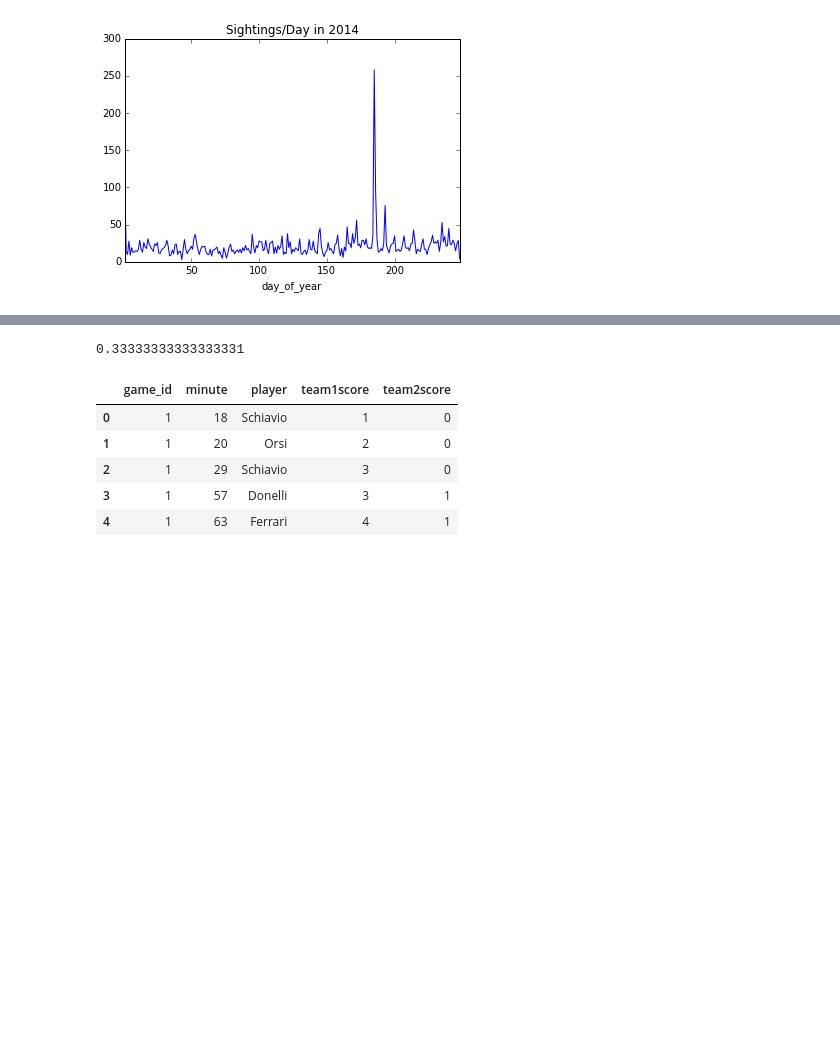
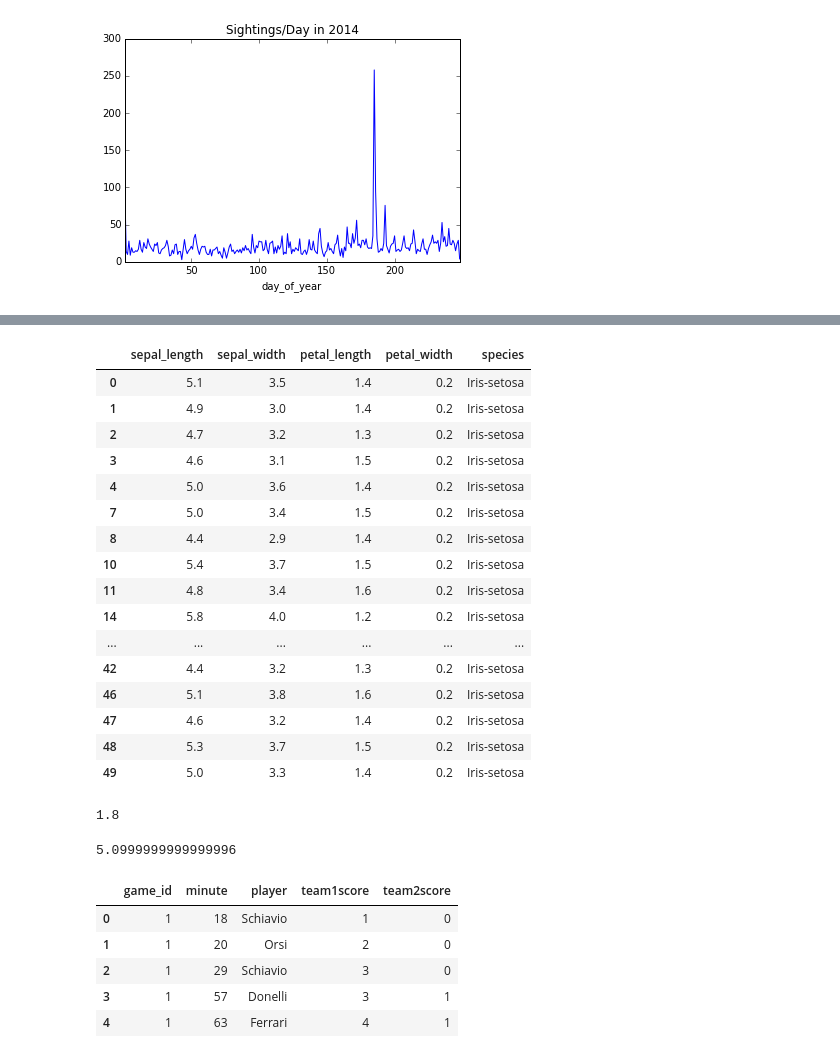
Before and after one commit to chrisabruce/sfdat22_work, a Jupyter notebook: labs/03_lab_pandas.ipynb, the cells around one changed output, grey strips where cells are left out. Cells and saved outputs as stored; diff of their text form; code cells hidden in the pictures; blank space fills up the shorter version.

```diff
--- a/labs/03_lab_pandas.ipynb
+++ b/labs/03_lab_pandas.ipynb
@@ -110,29 +179,41 @@ ufo[ufo["year"] == 2014].groupby("day_of_year").day_of_year.count().plot(title="
+# %%
+# 6. Show setosa flowers with petal width of exactly 0.2
+iris[(iris.species == 'Iris-setosa') & (iris.petal_width == 0.2)]
+# %% [output]
+|  | sepal_length | sepal_width | petal_length | petal_width | species |
+| 0 | 5.1 | 3.5 | 1.4 | 0.2 | Iris-setosa |
+| 1 | 4.9 | 3.0 | 1.4 | 0.2 | Iris-setosa |
+| 2 | 4.7 | 3.2 | 1.3 | 0.2 | Iris-setosa |
+| 3 | 4.6 | 3.1 | 1.5 | 0.2 | Iris-setosa |
+| 4 | 5.0 | 3.6 | 1.4 | 0.2 | Iris-setosa |
+| 7 | 5.0 | 3.4 | 1.5 | 0.2 | Iris-setosa |
+| 8 | 4.4 | 2.9 | 1.4 | 0.2 | Iris-setosa |
+| 10 | 5.4 | 3.7 | 1.5 | 0.2 | Iris-setosa |
+| 11 | 4.8 | 3.4 | 1.6 | 0.2 | Iris-setosa |
+| 14 | 5.8 | 4.0 | 1.2 | 0.2 | Iris-setosa |
+| ... | ... | ... | ... | ... | ... |
+| 42 | 4.4 | 3.2 | 1.3 | 0.2 | Iris-setosa |
+| 46 | 5.1 | 3.8 | 1.6 | 0.2 | Iris-setosa |
+| 47 | 4.6 | 3.2 | 1.4 | 0.2 | Iris-setosa |
+| 48 | 5.3 | 3.7 | 1.5 | 0.2 | Iris-setosa |
+| 49 | 5.0 | 3.3 | 1.4 | 0.2 | Iris-setosa |
+# %%
+iris[iris.species == "Iris-versicolor"].petal_width.max()
+# %% [output]
+1.8
+# %%
+iris[iris.species == "Iris-versicolor"].petal_length.max()
+# %% [output]
+5.0999999999999996
 # %%
-'''
-Part 2: IRIS
-'''
-
-iris = pd.read_csv('../data/iris.csv')   # can also read csvs directly from the web!
-
-# 1. Show the mean petal length by flower species
-
-# 2. Show the mean sepal width by flower species
-
-# 3. Use the groupby to show both #1 and #2 in one dataframe
-
-# 4. Create a scatter plot plotting petal length against petal width
-#    Use the color_flowers function to
-
-# 5. Show flowers with sepal length over 5 and petal length under 1.5
-
-# 6. Show setosa flowers with petal width of exactly 0.2
-
 # 7. Write a function to predict the species for each observation
 
 def classify_iris(data):
-    if False:
+    petal_width = data[3]
+    petal_length = data[2]
+    if (petal_width < 0.6) && (petal_length < 1.9):
         return 'Iris-setosa'
-    elif False:
+    elif (petal_width < 1.8) && (petal_length < 1.9):
         return 'Iris-versicolor'
     else:
         return 'Iris-virginica'
@@ -152,5 +233,3 @@ preds
 
 # test your function: compute accuracy of your prediction
 (preds == iris['species']).sum() / float(iris.shape[0])
-# %% [output]
-0.33333333333333331
```
Also changed, not shown: parts of 14 cells of this notebook.
